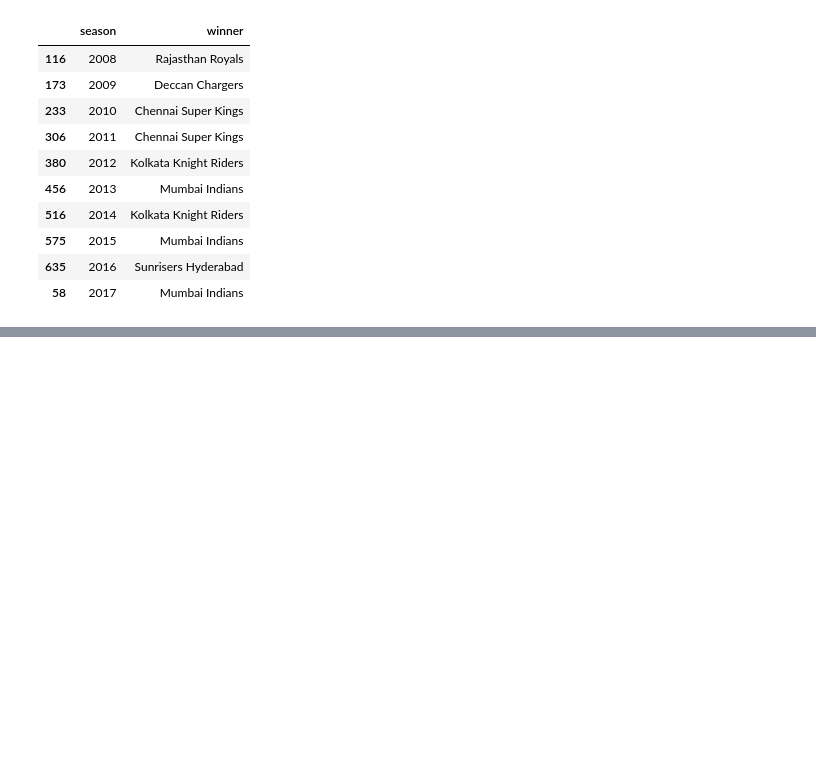
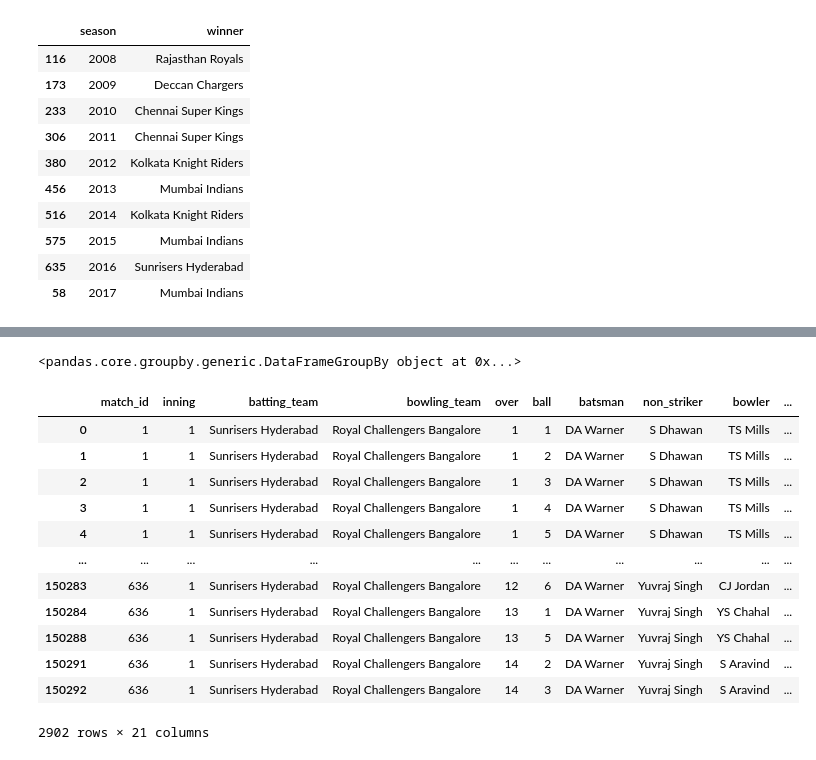
Before and after one commit to SajidMajeed92/Adv.Programming2024, a Jupyter notebook: Pandas/python pandas Tutorial 2.ipynb, the cells around one changed output, grey strips where cells are left out. Drawn from its saved outputs; the diff is of its cells as text; code cells hidden in the pictures; blank space fills up the shorter version.

```diff
--- a/Pandas/python pandas Tutorial 2.ipynb
+++ b/Pandas/python pandas Tutorial 2.ipynb
@@ -602,0 +671,3 @@ sector.sum()
+# %%
+delivery = pd.read_csv('data/deliveries.csv')
+delivery.head()
@@ -602,0 +682,21 @@ sector.sum()
+# %%
+delivery.groupby('batsman')
+# %% [output]
+<pandas.core.groupby.generic.DataFrameGroupBy object at 0x...>
+# %%
+runs=delivery.groupby('batsman')
+runs.get_group('DA Warner')
+# %% [output]
+|  | match_id | inning | batting_team | bowling_team | over | ball | batsman | non_striker | bowler | ... |
+| 0 | 1 | 1 | Sunrisers Hyderabad | Royal Challengers Bangalore | 1 | 1 | DA Warner | S Dhawan | TS Mills | ... |
+| 1 | 1 | 1 | Sunrisers Hyderabad | Royal Challengers Bangalore | 1 | 2 | DA Warner | S Dhawan | TS Mills | ... |
+| 2 | 1 | 1 | Sunrisers Hyderabad | Royal Challengers Bangalore | 1 | 3 | DA Warner | S Dhawan | TS Mills | ... |
+| 3 | 1 | 1 | Sunrisers Hyderabad | Royal Challengers Bangalore | 1 | 4 | DA Warner | S Dhawan | TS Mills | ... |
+| 4 | 1 | 1 | Sunrisers Hyderabad | Royal Challengers Bangalore | 1 | 5 | DA Warner | S Dhawan | TS Mills | ... |
+| ... | ... | ... | ... | ... | ... | ... | ... | ... | ... | ... |
+| 150283 | 636 | 1 | Sunrisers Hyderabad | Royal Challengers Bangalore | 12 | 6 | DA Warner | Yuvraj Singh | CJ Jordan | ... |
+| 150284 | 636 | 1 | Sunrisers Hyderabad | Royal Challengers Bangalore | 13 | 1 | DA Warner | Yuvraj Singh | YS Chahal | ... |
+| 150288 | 636 | 1 | Sunrisers Hyderabad | Royal Challengers Bangalore | 13 | 5 | DA Warner | Yuvraj Singh | YS Chahal | ... |
+| 150291 | 636 | 1 | Sunrisers Hyderabad | Royal Challengers Bangalore | 14 | 2 | DA Warner | Yuvraj Singh | S Aravind | ... |
+| 150292 | 636 | 1 | Sunrisers Hyderabad | Royal Challengers Bangalore | 14 | 3 | DA Warner | Yuvraj Singh | S Aravind | ... |
+2902 rows × 21 columns
```
Also changed, not shown: parts of 41 cells of this notebook, 4 other files.
